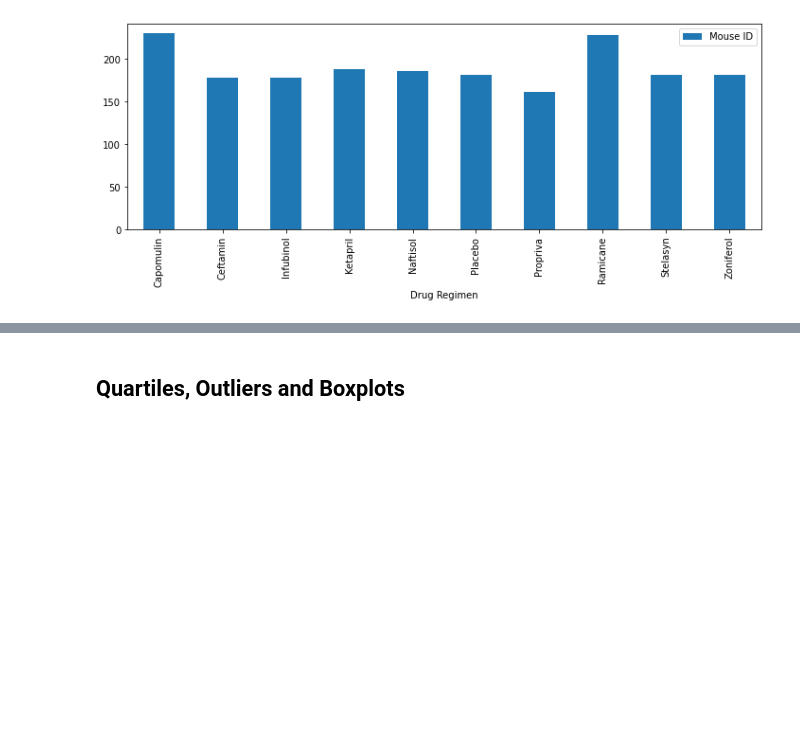
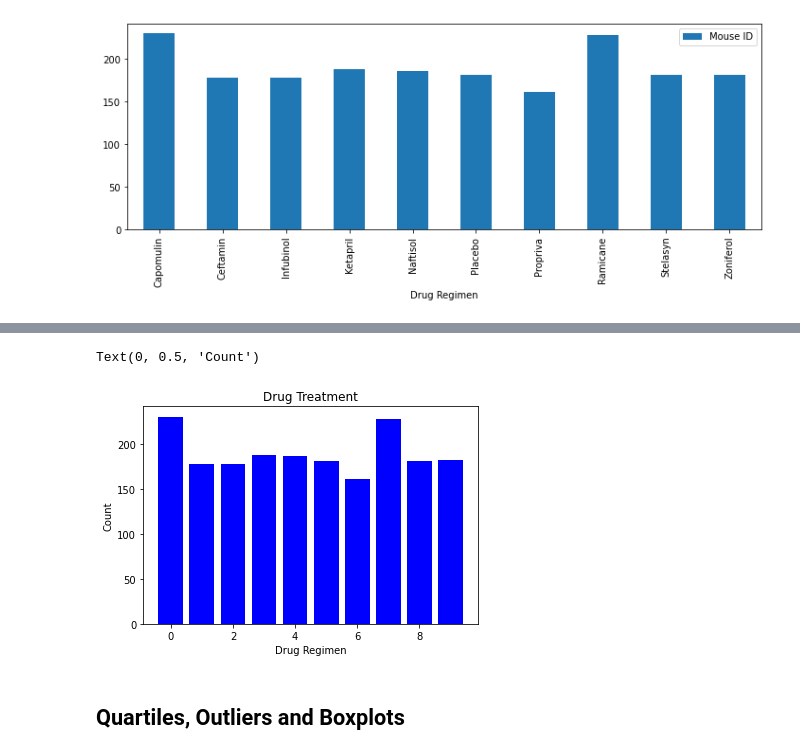
Before and after one commit to swanifereight/matplotlib-challenge, a Jupyter notebook: Pymaceuticals/pymaceuticals_starter.ipynb, the cells around one changed output, grey strips where cells are left out. Saved outputs shown, nothing was run; the diff lists cells and outputs as text; code cells hidden in the pictures; blank space fills up the shorter version.

```diff
--- a/Pymaceuticals/pymaceuticals_starter.ipynb
+++ b/Pymaceuticals/pymaceuticals_starter.ipynb
@@ -147,3 +178,12 @@ plt.bar(x_axis, mice, color = "b", align="center")
+# %%
+#title, xlabel, y label
+plt.bar(x_axis, mice, color = "b", align="center")
+plt.title("Drug Treatment")
+plt.xlabel("Drug Regimen")
+plt.ylabel("Count")
+# %% [output]
+Text(0, 0.5, 'Count')
+[figure, added]
 # %%
 # Generate a pie plot showing the distribution of female versus male mice using pandas
 # %%
```
Also changed, not shown: parts of 5 cells of this notebook.
